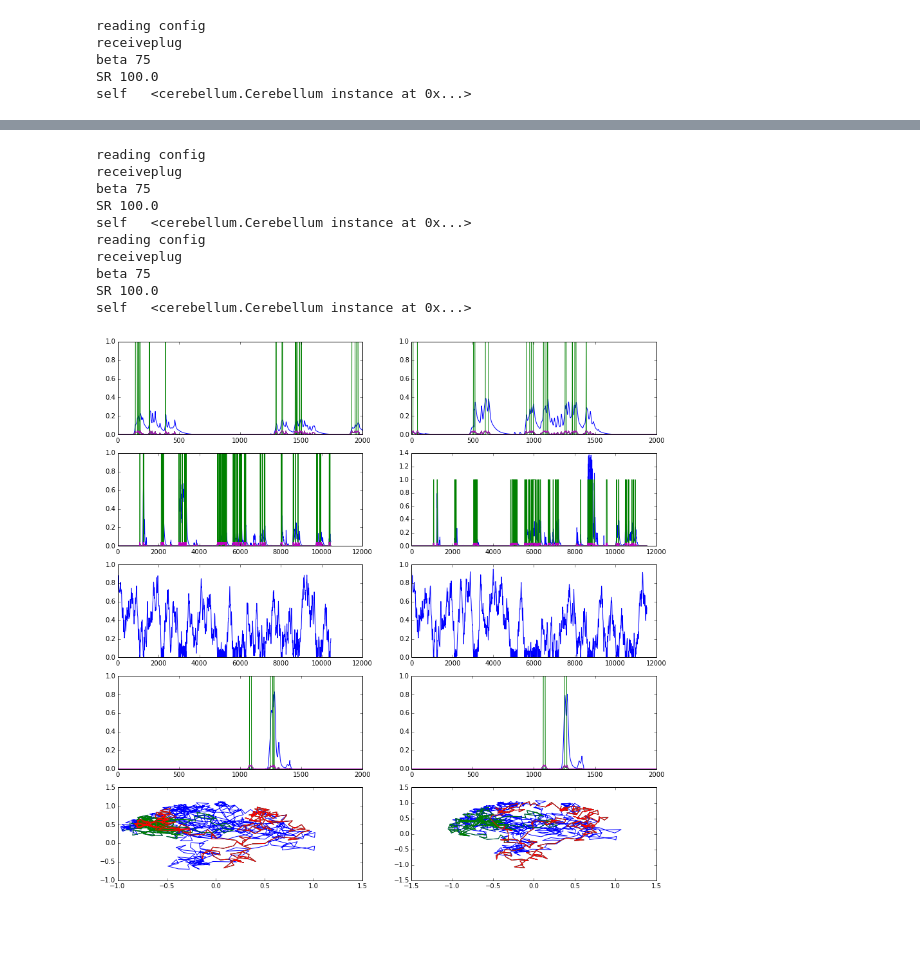
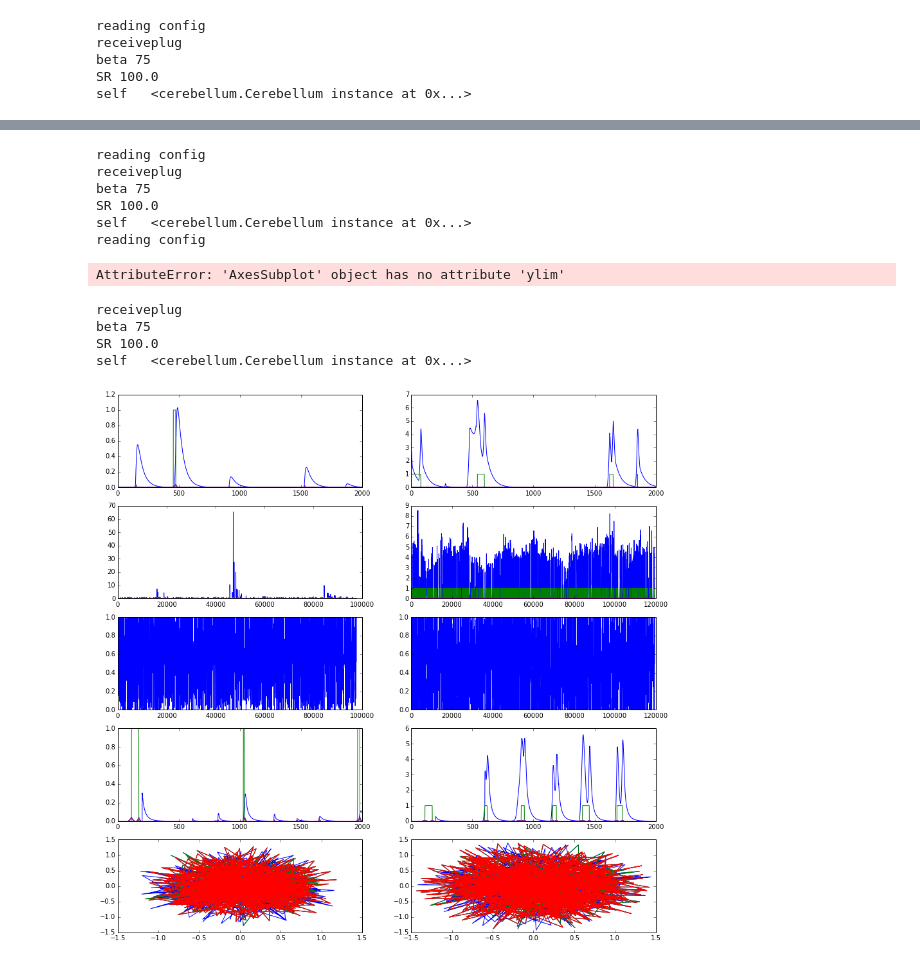
Before and after one commit to clement-moulin-frier/icub_painting, a Jupyter notebook: Cerebellum/CerebConnectionTrials.ipynb, the cells around one changed output, grey strips where cells are left out. Drawn from its saved outputs; the diff is of its cells as text; code cells hidden in the pictures; blank space fills up the shorter version.

```diff
--- a/Cerebellum/CerebConnectionTrials.ipynb
+++ b/Cerebellum/CerebConnectionTrials.ipynb
@@ -48,19 +48,20 @@ SR 100.0
 self   <cerebellum.Cerebellum instance at 0x...>
 # %%
 for asd in range(1000):
-    print punishment
+    #print punishment
+    #print asd
     print asd
     if connect_cerebellum:
         if len(cer.CRB_V_CR)!=0:
             if crb_anticip:
-                print "a"
-                expl.sample(punishment, prop = 1+min(1,cer.CRB_V_CR[-1]))
+
+                expl.sample(punishment, cer.CRB_V_CR[-1])
             else:
-                expl.sample(punishment,prop=1 )
+                expl.sample(punishment,0 )
         else:
-            expl.sample(punishment,prop=1 )
+            expl.sample(punishment,0 )
     else:
-        expl.sample(punishment,prop=1)
+        expl.sample(punishment,0)
 
     X = expl.current_pos[0]
     Y = expl.current_pos[1]
@@ -68,11 +69,10 @@ for asd in range(1000):
     all_target_x.append(X)
     all_target_y.append(Y)
     n_dt = int(norm(array([X,Y]) - expl.previous_pos) / dt)
-    print n_dt
+    #print n_dt
     x_pos = linspace(expl.previous_pos[0], X, n_dt)
     y_pos = linspace(expl.previous_pos[1], Y, n_dt)
     if crb_anticip or punishment:
-        print 'i'
         for x, y in zip(x_pos, y_pos):
             cs, us = cs_us(x, y)
             all_distance.append(cs)
@@ -88,7 +88,7 @@ for asd in range(1000):
             if connect_cerebellum:
                 if len(cer.CRB_V_CR)!=0:
                     if cer.CRB_V_CR[-1]>0.1:
-                        print cer.CRB_V_CR[-1]
+                        #print cer.CRB_V_CR[-1]
                         crb_anticip = True
                         break
     if crb_anticip:
@@ -159,24 +159,28 @@ all_target_y = []
 all_distance = []
 us=0
 punishment = False
-expl = Explorer(dist_mu = 0.12,dist_sigma=0.01)
-cer = cerebellumInstance(CS_size=10, Range=0.2,k_NOI=1, nBasis=400,LR=75,delay=0.075,SR=1/dt,update=200)
+expl = Explorer(dist_mu = 0.5,dist_sigma=0.01)
+cer = cerebellumInstance(CS_size=10, Range=0.2,k_NOI=0.1, nBasis=400,LR=75,delay=0.075,SR=1/dt,update=200)
 connect_cerebellum=True
 crb_anticip=False
 seed(s)
 
 
-for asd in range(1000):
+for asd in range(2000):
+    #print punishment
+    #print asd
+    #print asd
     if connect_cerebellum:
         if len(cer.CRB_V_CR)!=0:
             if crb_anticip:
-                expl.sample(punishment, prop = 1+min(1,cer.CRB_V_CR[-1]))
+
+                expl.sample(punishment, cer.CRB_V_CR[-1])
             else:
-                expl.sample(punishment,prop=1 )
+                expl.sample(punishment,0 )
         else:
-            expl.sample(punishment,prop=1 )
+            expl.sample(punishment,0 )
     else:
-        expl.sample(punishment,prop=1)
+        expl.sample(punishment,0)
 
     X = expl.current_pos[0]
     Y = expl.current_pos[1]
@@ -184,6 +188,7 @@ for asd in range(1000):
     all_target_x.append(X)
     all_target_y.append(Y)
     n_dt = int(norm(array([X,Y]) - expl.previous_pos) / dt)
+    #print n_dt
     x_pos = linspace(expl.previous_pos[0], X, n_dt)
     y_pos = linspace(expl.previous_pos[1], Y, n_dt)
     if crb_anticip or punishment:
@@ -201,13 +206,15 @@ for asd in range(1000):
             cer.update(cs, us)
             if connect_cerebellum:
                 if len(cer.CRB_V_CR)!=0:
-                    if cer.CRB_V_CR[-1]>0.1:
+                    if cer.CRB_V_CR[-1]>0.01:
+                        #print cer.CRB_V_CR[-1]
                         crb_anticip = True
                         break
     if crb_anticip:
         punishment = True
     else:
         punishment = bool(us)
+
 
 
 axis[0,0].plot(cer.CRB_V_CR[-2000:])
@@ -229,6 +236,7 @@ axis[4,0].plot(all_target_x[800:], all_target_y[800:])
 
 axis[2,0].plot (all_distance)
 
+
 ################################################################################################33
 
 dt = 0.01
@@ -238,23 +246,27 @@ all_target_y = []
 all_distance = []
 us=0
 punishment = False
-expl = Explorer(dist_mu = 0.12,dist_sigma=0.01)
-cer = cerebellumInstance(CS_size=10, Range=0.2,k_NOI=1, nBasis=400,LR=75,delay=0.075,SR=1/dt,update=200)
+expl = Explorer(dist_mu = 0.5,dist_sigma=0.01)
+cer = cerebellumInstance(CS_size=10, Range=0.2,k_NOI=0.1, nBasis=400,LR=75,delay=0.075,SR=1/dt,update=200)
 connect_cerebellum=False
 crb_anticip=False
 seed(s)
 
-for asd in range(1000):
+for asd in range(2000):
+    #print punishment
+    #print asd
+    #print asd
     if connect_cerebellum:
         if len(cer.CRB_V_CR)!=0:
             if crb_anticip:
-                expl.sample(punishment, prop = 1+min(1,cer.CRB_V_CR[-1]))
+
+                expl.sample(punishment, cer.CRB_V_CR[-1])
             else:
-                expl.sample(punishment,prop=1 )
+                expl.sample(punishment,0 )
         else:
-            expl.sample(punishment,prop=1 )
+            expl.sample(punishment,0 )
     else:
-        expl.sample(punishment,prop=1)
+        expl.sample(punishment,0)
 
     X = expl.current_pos[0]
     Y = expl.current_pos[1]
@@ -262,6 +274,7 @@ for asd in range(1000):
     all_target_x.append(X)
     all_target_y.append(Y)
     n_dt = int(norm(array([X,Y]) - expl.previous_pos) / dt)
+    #print n_dt
     x_pos = linspace(expl.previous_pos[0], X, n_dt)
     y_pos = linspace(expl.previous_pos[1], Y, n_dt)
     if crb_anticip or punishment:
@@ -280,46 +293,52 @@ for asd in range(1000):
             if connect_cerebellum:
                 if len(cer.CRB_V_CR)!=0:
                     if cer.CRB_V_CR[-1]>0.1:
+                        #print cer.CRB_V_CR[-1]
                         crb_anticip = True
                         break
     if crb_anticip:
         punishment = True
     else:
         punishment = bool(us)
+
 
 
 
 axis[0,1].plot(cer.CRB_V_CR[-2000:])
 axis[0,1].plot(all_us[-2000:])
 axis[0,1].plot(cer.all_CS[-2000:])
 
 axis[3,1].plot(cer.CRB_V_CR[:2000])
 axis[3,1].plot(all_us[:2000])
 axis[3,1].plot(cer.all_CS[:2000])
 
 axis[1,1].plot(cer.CRB_V_CR)
 axis[1,1].plot(all_us)
 axis[1,1].plot(cer.all_CS)
 
 axis[4,1].plot(all_target_x, all_target_y)
 axis[4,1].plot(all_target_x[600:], all_target_y[600:])
 axis[4,1].plot(all_target_x[800:], all_target_y[800:])
 
 axis[2,1].plot (all_distance)
+axis[2,1].ylim(-1.1,1.1)
+
+
 savefig('cerebVSno_cereb.png')
 show()
 # %% [output]
 reading config
 receiveplug
 beta 75
 SR 100.0
 self   <cerebellum.Cerebellum instance at 0x...>
 reading config
-receiveplug
-beta 75
-SR 100.0
-self   <cerebellum.Cerebellum instance at 0x...>
+AttributeError: 'AxesSubplot' object has no attribute 'ylim'
+receiveplug
+beta 75
+SR 100.0
+self   <cerebellum.Cerebellum instance at 0x...>
-[figure, old version]
+[figure, new version]
 # %%
 int(random(1)*1000)%1000
 # %% [output]
```
Also changed, not shown: parts of 7 cells of this notebook, 1 other file.
